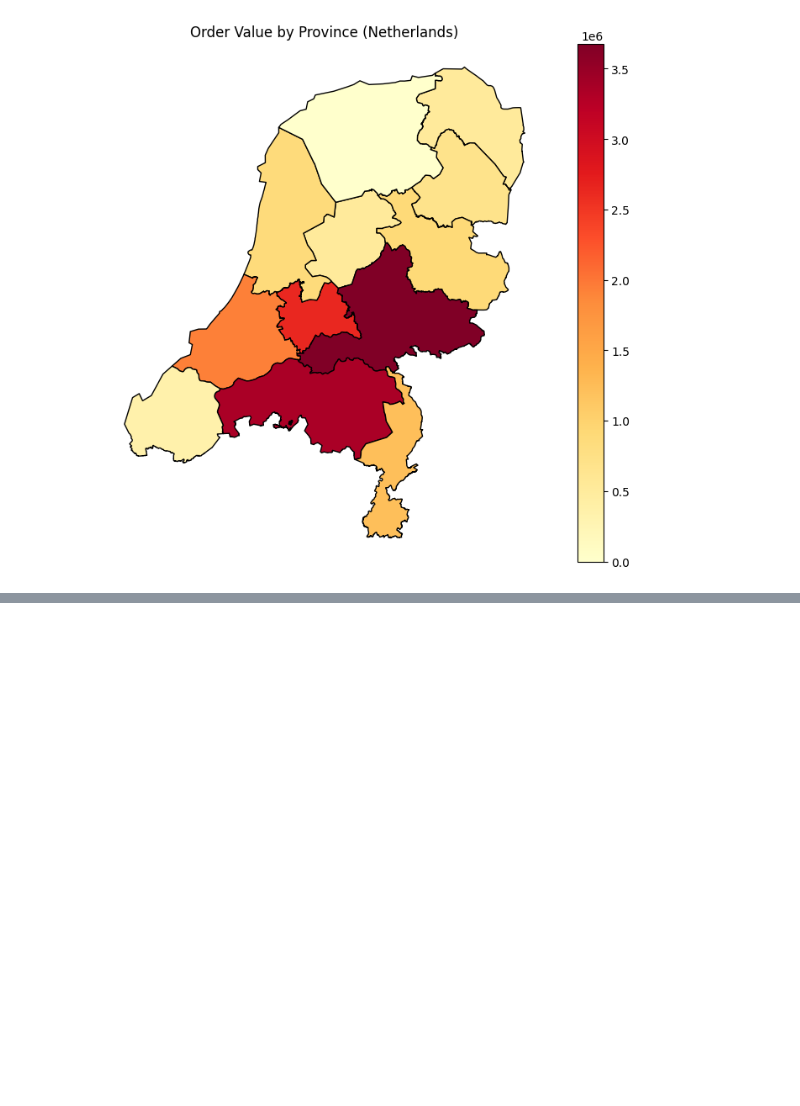
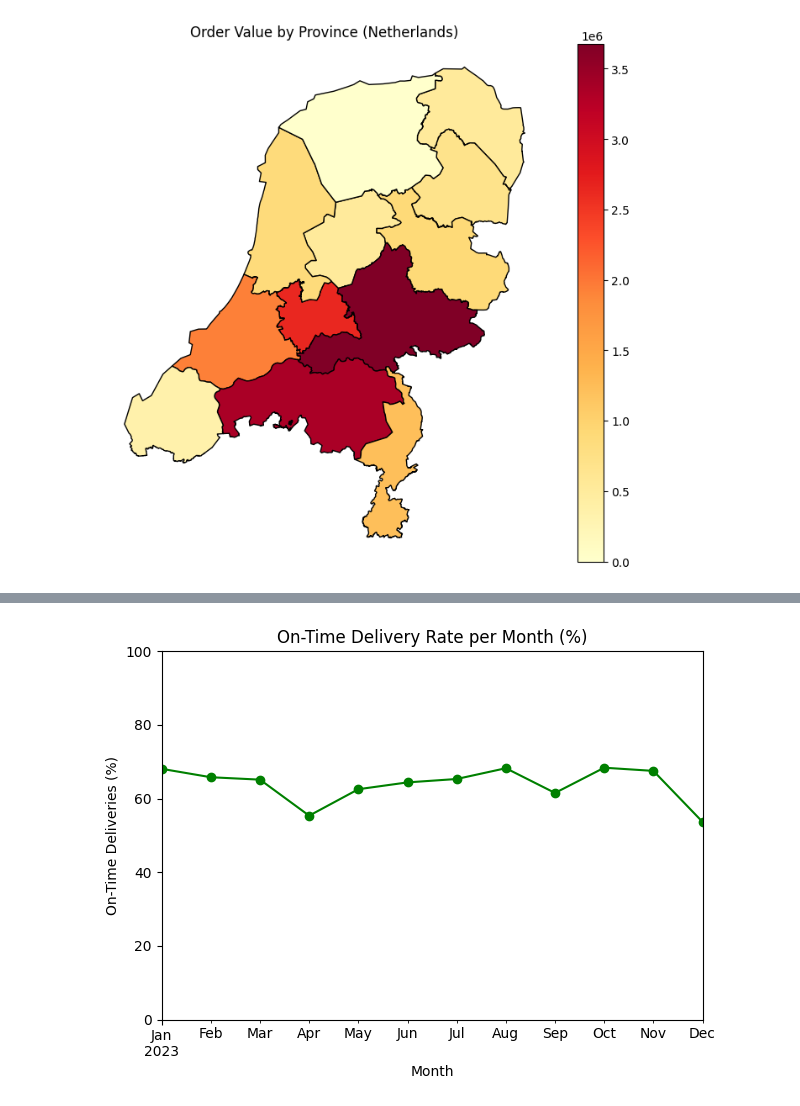
Before and after one commit to SameliaJ/storytelling-with-data, a Jupyter notebook: bean_there_done_that.ipynb, the cells around one changed output, grey strips where cells are left out. Cells and saved outputs as stored; diff of their text form; code cells hidden in the pictures; blank space fills up the shorter version.

```diff
--- a/bean_there_done_that.ipynb
+++ b/bean_there_done_that.ipynb
@@ -254,0 +383,21 @@ plt.show()
+# %%
+df['delivery_days'] = (df['Delivery date'] - df['Order date']).dt.days
+# %%
+df['on_time'] = df['delivery_days'] <= 1
+# %%
+df['on_time'] = df['delivery_days'] <= 1
+# %%
+df['Month'] = df['Order date'].dt.to_period('M')
+on_time_rate = df.groupby('Month')['on_time'].mean() * 100  # percentage
+# %%
+import matplotlib.pyplot as plt
+
+ax = on_time_rate.plot(marker='o', color='green')
+plt.title('On-Time Delivery Rate per Month (%)')
+plt.ylabel('On-Time Deliveries (%)')
+plt.xlabel('Month')
+plt.ylim(0, 100)
+plt.tight_layout()
+plt.show()
+# %% [output]
+[figure, added]
```
Also changed, not shown: parts of 20 cells of this notebook.
